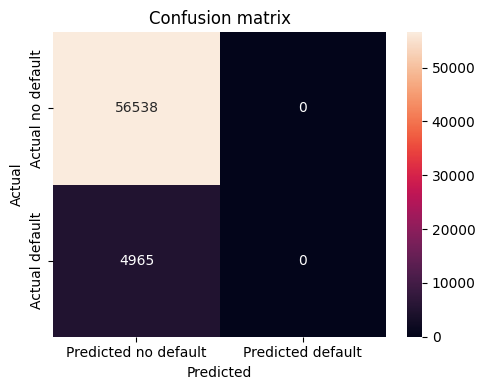
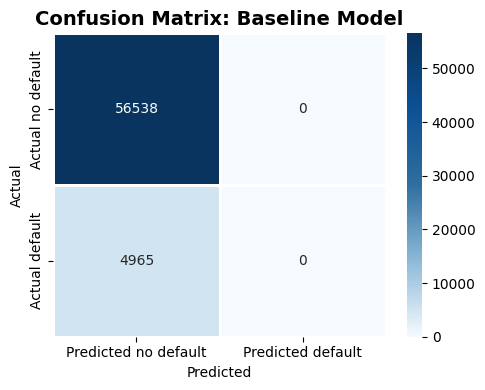
The notebook cell's code change between the first figure and the second:
--- before
+++ after
@@ -1,11 +1,22 @@
+blue_cmap = LinearSegmentedColormap.from_list(
+    "project_blue",
+    ["#F4FAFE", "#8DB9D8", "#2F6F9F", "#0C5194", "#08345F"]
+)
+
 plt.figure(figsize=(5, 4))
 
 sns.heatmap(
-    cm_df,
+    cm,
     annot=True,
-    fmt="d"
+    fmt="d",
+    cmap=blue_cmap,
+    cbar=True,
+    linewidths=0.8,
+    linecolor="white",
+    xticklabels=["Predicted no default", "Predicted default"],
+    yticklabels=["Actual no default", "Actual default"]
 )
 
-plt.title("Confusion matrix")
+plt.title("Confusion Matrix: Baseline Model", fontsize=14, fontweight="bold")
 plt.ylabel("Actual")
 plt.xlabel("Predicted")

Commit: Update final notebooks and analytical findings